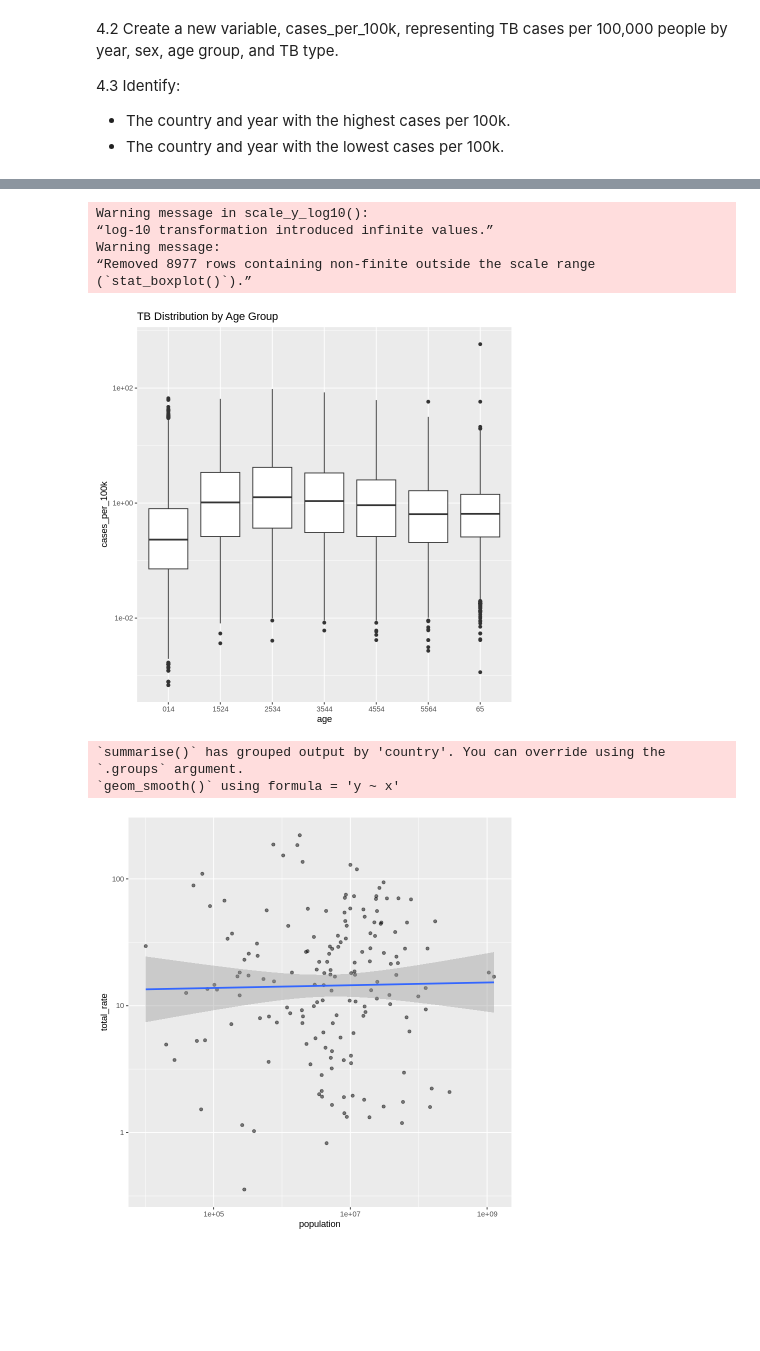
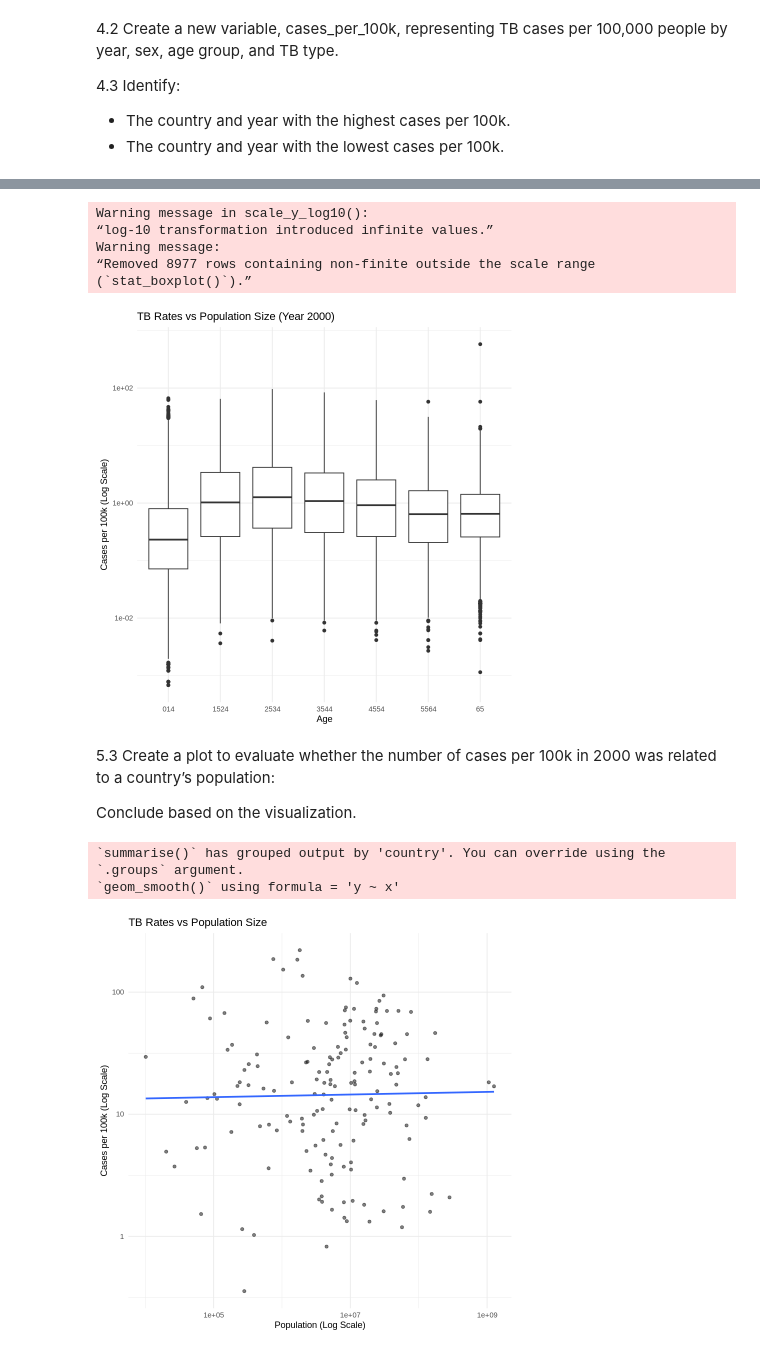
Before and after one commit to rddelarosa/DSC1107, a Jupyter notebook: FA_2_DSC1107.ipynb, the cells around one changed output, grey strips where cells are left out. Cells and saved outputs as stored; diff of their text form; code cells hidden in the pictures; blank space fills up the shorter version.

```diff
--- a/FA_2_DSC1107.ipynb
+++ b/FA_2_DSC1107.ipynb
@@ -493,27 +511,39 @@ tuberculosis %>%
 ggplot(tuberculosis, aes(x = age, y = cases_per_100k)) +
   geom_boxplot() +
   scale_y_log10() +
-  labs(title = "TB Distribution by Age Group")
+  labs(title = "TB Rates vs Population Size (Year 2000)",
+       x = "Age",
+       y = "Cases per 100k (Log Scale)") +
+  theme_minimal()
 # %% [output]
 Warning message in scale_y_log10():
 “log-10 transformation introduced infinite values.”
 Warning message:
 “Removed 8977 rows containing non-finite outside the scale range
 (`stat_boxplot()`).”
-[figure, old version]
+[figure, new version]
+# %% [markdown]
+5.3 Create a plot to evaluate whether the number of cases per 100k in 2000 was related to a country’s population:
+
+
+Conclude based on the visualization.
 # %%
 tuberculosis %>%
   filter(year == 2000) %>%
   group_by(country, population) %>%
   summarise(total_rate = sum(cases_per_100k)) %>%
   ggplot(aes(x = population, y = total_rate)) +
   geom_point(alpha = 0.5) +
   scale_x_log10() +
   scale_y_log10() +
-  geom_smooth(method = "lm")
+  geom_smooth(method = "lm", se = FALSE) +
+  labs(title = "TB Rates vs Population Size",
+       x = "Population (Log Scale)",
+       y = "Cases per 100k (Log Scale)") +
+  theme_minimal()
 # %% [output]
 `summarise()` has grouped output by 'country'. You can override using the
 `.groups` argument.
 `geom_smooth()` using formula = 'y ~ x'
-[figure, old version]
+[figure, new version]
 # %% [markdown]
```
Also changed, not shown: parts of 8 cells of this notebook.
